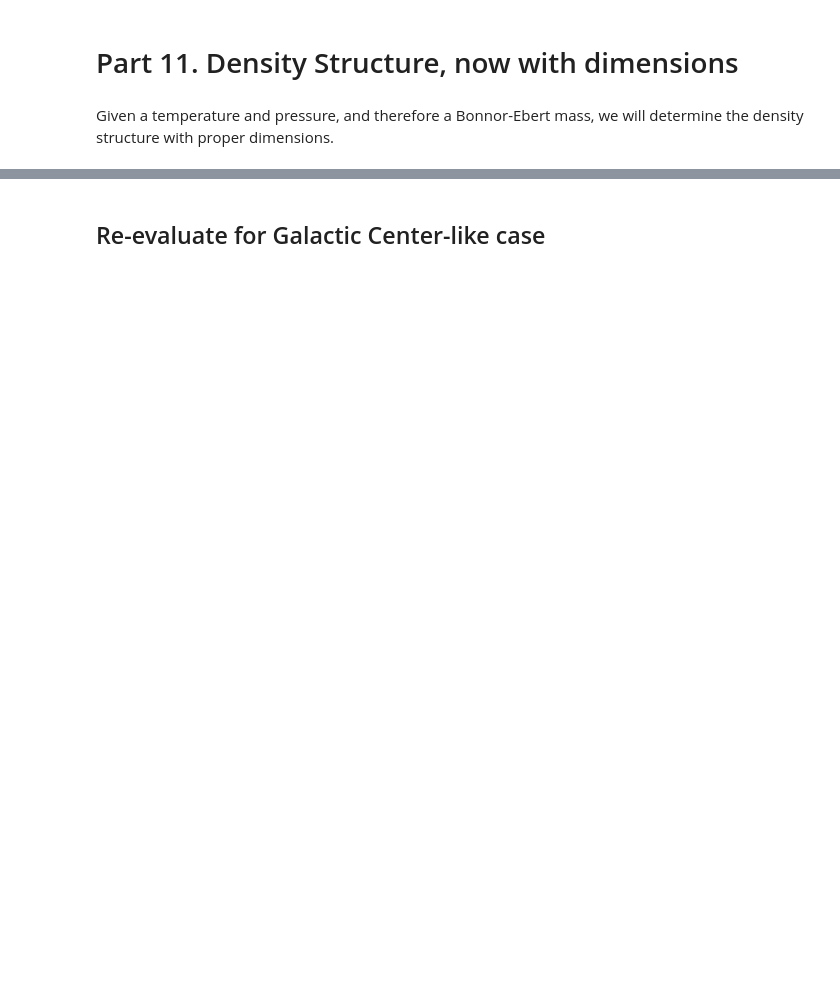
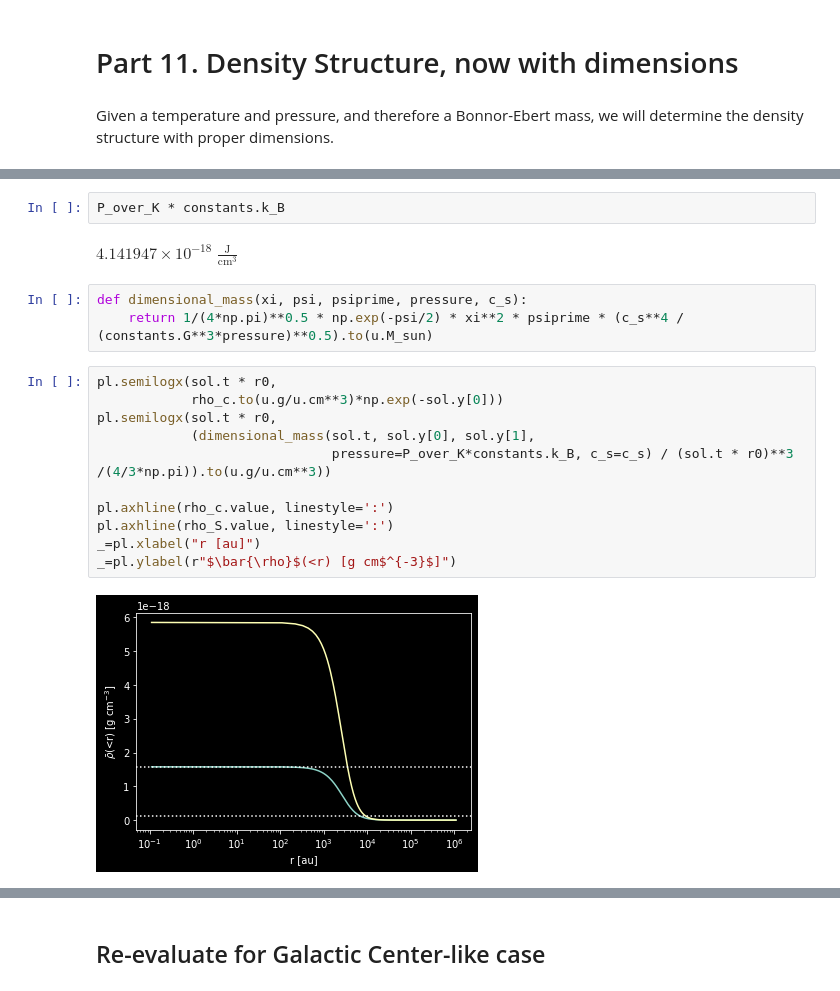
Before and after one commit to keflavich/StarFormationClass, a Jupyter notebook: problems/LaneEmden.ipynb, the cells around one changed output, grey strips where cells are left out. Drawn from its saved outputs; the diff is of its cells as text; blank space fills up the shorter version.

```diff
--- a/problems/LaneEmden.ipynb
+++ b/problems/LaneEmden.ipynb
@@ -465,3 +513,23 @@ There is a factor of about 3.52 discrepancy between these two numerical evlauati
+# %%
+P_over_K * constants.k_B
+# %% [output]
+$4.141947 \times 10^{-18} \; \mathrm{\frac{J}{cm^{3}}}$
+# %%
+def dimensional_mass(xi, psi, psiprime, pressure, c_s):
+    return 1/(4*np.pi)**0.5 * np.exp(-psi/2) * xi**2 * psiprime * (c_s**4 / (constants.G**3*pressure)**0.5).to(u.M_sun)
+# %%
+pl.semilogx(sol.t * r0,
+            rho_c.to(u.g/u.cm**3)*np.exp(-sol.y[0]))
+pl.semilogx(sol.t * r0,
+            (dimensional_mass(sol.t, sol.y[0], sol.y[1],
+                              pressure=P_over_K*constants.k_B, c_s=c_s) / (sol.t * r0)**3 /(4/3*np.pi)).to(u.g/u.cm**3))
+
+pl.axhline(rho_c.value, linestyle=':')
+pl.axhline(rho_S.value, linestyle=':')
+_=pl.xlabel("r [au]")
+_=pl.ylabel(r"$\bar{\rho}$(<r) [g cm$^{-3}$]")
+# %% [output]
+[figure, added]
 # %%
 pl.semilogx(sol.t * r0,
             rho_c.to(u.g/u.cm**3)*np.exp(-sol.y[0]))
```
Also changed, not shown: parts of 33 cells of this notebook.
